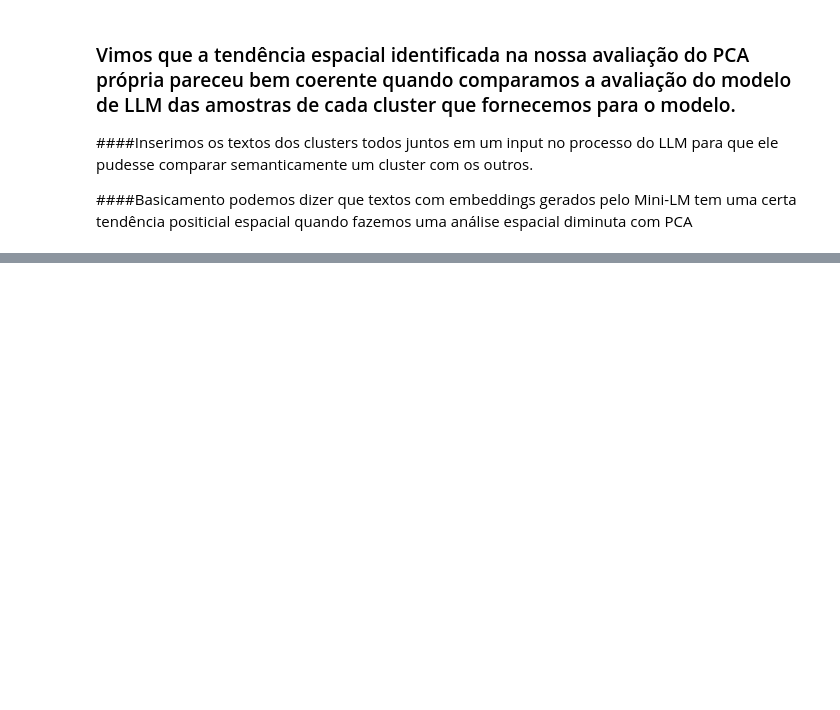
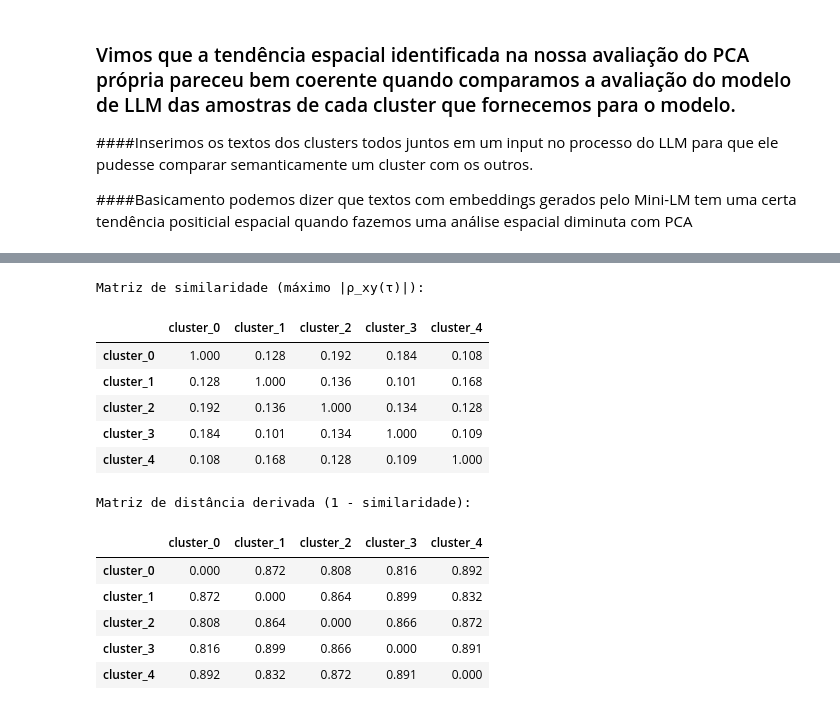
Before and after one commit to Guizinx/guilhermearthursantosmachado_Valida-odemodelosdeclusteriza-o-25E4_3-_pd, a Jupyter notebook: guilhermearthursantosmachado_Validaçãodemodelosdeclusterização[25E4_3]_pd.ipynb, the cells around one changed output, grey strips where cells are left out. Saved outputs shown, nothing was run; the diff lists cells and outputs as text; code cells hidden in the pictures; blank space fills up the shorter version.

```diff
--- a/guilhermearthursantosmachado_Validaçãodemodelosdeclusterização[25E4_3]_pd.ipynb
+++ b/guilhermearthursantosmachado_Validaçãodemodelosdeclusterização[25E4_3]_pd.ipynb
@@ -508,0 +647,76 @@ Your inspirational quotes on twitter/Feb never really got to me. But oh damn ur
+# %%
+# @title Matriz de similaridade entre séries temporais dos clusters (máx |ρ_xy(τ)|)
+
+idx_global = pd.date_range("2025-01-01", "2025-12-31", freq="D")
+
+# construir séries por cluster
+series_clusters = []
+for c in clusters_unicos:
+    s = (
+        df_neg[df_neg["cluster_ofensa"] == c]
+        .groupby("data_2025")["text"]
+        .count()
+        .reindex(idx_global, fill_value=0)
+    )
+    series_clusters.append(s.values)
+
+series_arr = np.column_stack(series_clusters)  # shape (T, n_clusters)
+
+# normalizar cada série (coluna)
+series_arr_z = StandardScaler().fit_transform(series_arr)
+
+def max_cross_corr_scalar(x, y, max_lag=30):
+    """Retorna apenas o máximo de |ρ_xy(τ)|."""
+    lags = np.arange(-max_lag, max_lag + 1)
+    best = 0.0
+    for lag in lags:
+        if lag < 0:
+            xs = x[-lag:]
+            ys = y[:len(xs)]
+        elif lag > 0:
+            xs = x[:-lag]
+            ys = y[lag:]
+        else:
+            xs = x
+            ys = y
+        if len(xs) < 2:
+            continue
+        r = np.corrcoef(xs, ys)[0, 1]
+        best = max(best, abs(r))
+    return best
+
+n = len(clusters_unicos)
+S = np.zeros((n, n))
+
+for i in range(n):
+    for j in range(n):
+        S[i, j] = max_cross_corr_scalar(series_arr_z[:, i], series_arr_z[:, j], max_lag=30)
+
+similaridade_df = pd.DataFrame(
+    S,
+    index=[f"cluster_{c}" for c in clusters_unicos],
+    columns=[f"cluster_{c}" for c in clusters_unicos],
+)
+
+dist_df = 1 - similaridade_df  # distância derivada
+
+print("Matriz de similaridade (máximo |ρ_xy(τ)|):")
+display(similaridade_df.round(3))
+
+print("\nMatriz de distância derivada (1 - similaridade):")
+display(dist_df.round(3))
+# %% [output]
+Matriz de similaridade (máximo |ρ_xy(τ)|):
+|  | cluster_0 | cluster_1 | cluster_2 | cluster_3 | cluster_4 |
+| cluster_0 | 1.000 | 0.128 | 0.192 | 0.184 | 0.108 |
+| cluster_1 | 0.128 | 1.000 | 0.136 | 0.101 | 0.168 |
+| cluster_2 | 0.192 | 0.136 | 1.000 | 0.134 | 0.128 |
+| cluster_3 | 0.184 | 0.101 | 0.134 | 1.000 | 0.109 |
+| cluster_4 | 0.108 | 0.168 | 0.128 | 0.109 | 1.000 |
+Matriz de distância derivada (1 - similaridade):
+|  | cluster_0 | cluster_1 | cluster_2 | cluster_3 | cluster_4 |
+| cluster_0 | 0.000 | 0.872 | 0.808 | 0.816 | 0.892 |
+| cluster_1 | 0.872 | 0.000 | 0.864 | 0.899 | 0.832 |
+| cluster_2 | 0.808 | 0.864 | 0.000 | 0.866 | 0.872 |
+| cluster_3 | 0.816 | 0.899 | 0.866 | 0.000 | 0.891 |
+| cluster_4 | 0.892 | 0.832 | 0.872 | 0.891 | 0.000 |
```
Also changed, not shown: parts of 20 cells of this notebook.
